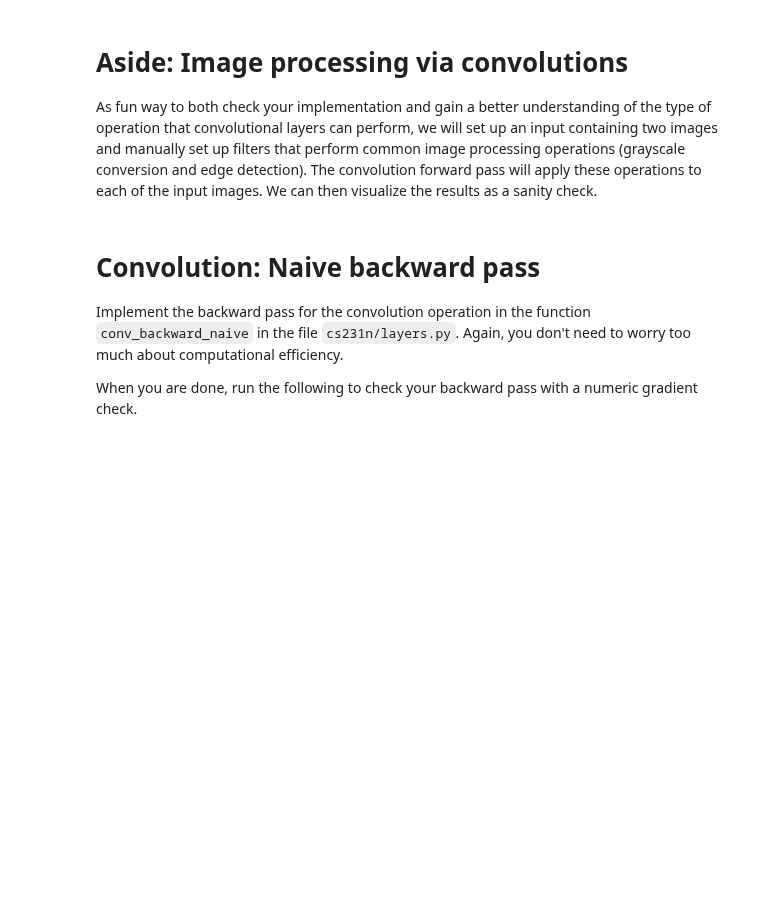
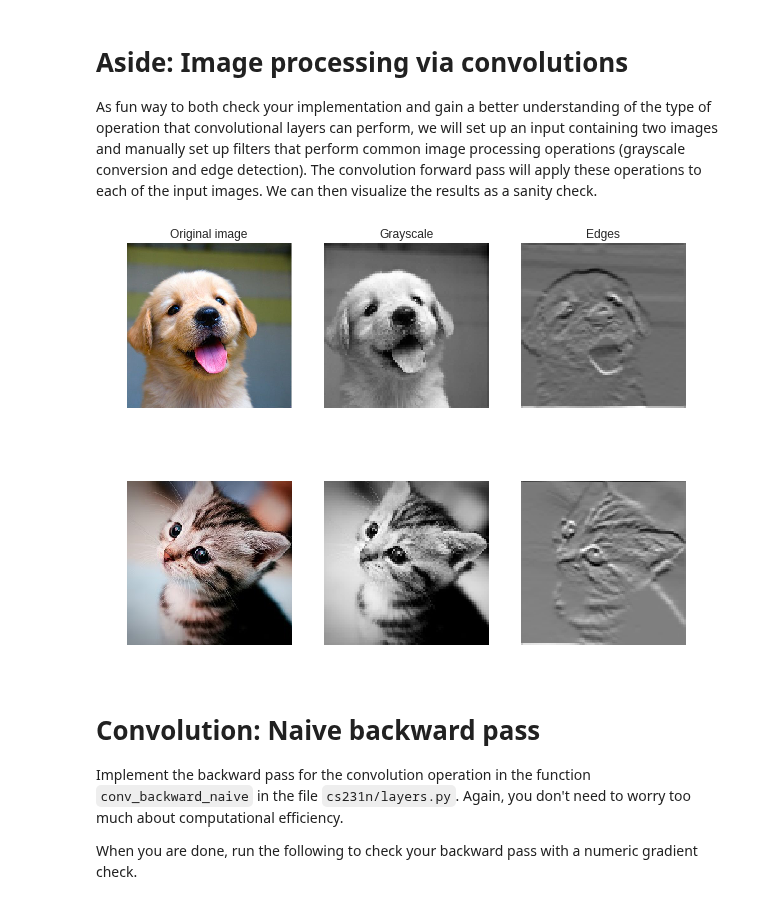
Before and after one commit to vassilybar/cs231n-2018, a Jupyter notebook: assignment_2/ConvolutionalNetworks.ipynb, the cells around one changed output. Drawn from its saved outputs; the diff is of its cells as text; code cells hidden in the pictures; blank space fills up the shorter version.

```diff
--- a/assignment_2/ConvolutionalNetworks.ipynb
+++ b/assignment_2/ConvolutionalNetworks.ipynb
@@ -88,7 +117,23 @@ def conv_forward_naive(x, w, b, conv_param):
     # TODO: Implement the convolutional forward pass.                         #
     # Hint: you can use the function np.pad for padding.                      #
     ###########################################################################
-    pass
+
+    stride, pad = conv_param['stride'], conv_param['pad']
+    N, H, W = x.shape[0], x.shape[2], x.shape[3]
+    F, HH, WW = w.shape[0], w.shape[2], w.shape[3]
+    H1 = int(1 + (H + 2 * pad - HH) / stride)
+    W1 = int(1 + (W + 2 * pad - WW) / stride)
+    out = np.zeros((N, F, H1, W1))
+
+    for im in range(N):
+      for filt in range(F):
+        for hght in range(H1):
+          for wdth in range(W1):
+            height = stride * hght
+            width = stride * wdth
+            x_pad = np.pad(x[im], mode='constant', pad_width=pad)
+            out[im, filt, hght, wdth] = np.sum(x_pad[1:-1, height:height+HH, width:width+WW] * w[filt, :, :, :]) + b[filt]
+
     ###########################################################################
     #                             END OF YOUR CODE                            #
     ###########################################################################
@@ -96,7 +141,7 @@ def conv_forward_naive(x, w, b, conv_param):
     return out, cache
 
 
-  def conv_backward_naive(dout, cache):
+def conv_backward_naive(dout, cache):
     """
     A naive implementation of the backward pass for a convolutional layer.
 
@@ -113,14 +158,16 @@ def conv_forward_naive(x, w, b, conv_param):
     ###########################################################################
     # TODO: Implement the convolutional backward pass.                        #
     ###########################################################################
-    pass
+
+    db = np.sum(dout, axis=(0,2,3))
+
     ###########################################################################
     #                             END OF YOUR CODE                            #
     ###########################################################################
     return dx, dw, db
 
 
-  def max_pool_forward_naive(x, pool_param):
+def max_pool_forward_naive(x, pool_param):
     """
     A naive implementation of the forward pass for a max-pooling layer.
 
@@ -201,17 +251,18 @@ print('difference: ', rel_error(out, correct_out))
 
 As fun way to both check your implementation and gain a better understanding of the type of operation that convolutional layers can perform, we will set up an input containing two images and manually set up filters that perform common image processing operations (grayscale conversion and edge detection). The convolution forward pass will apply these operations to each of the input images. We can then visualize the results as a sanity check.
 # %%
-from scipy.misc import imread, imresize
+from imageio import imread
+from skimage.transform import resize
 
 kitten, puppy = imread('jsckuf9kpcd2f0nlavxlku-k5my.jpeg'), imread('k0y5pfj8y1yq0hdm8fadvqed2f4.jpeg')
 # kitten is wide, and puppy is already square
 d = kitten.shape[1] - kitten.shape[0]
 kitten_cropped = kitten[:, d//2:-d//2, :]
 
-img_size = 200   # Make this smaller if it runs too slow
+img_size = 100   # Make this smaller if it runs too slow
 x = np.zeros((2, 3, img_size, img_size))
-x[0, :, :, :] = imresize(puppy, (img_size, img_size)).transpose((2, 0, 1))
-x[1, :, :, :] = imresize(kitten_cropped, (img_size, img_size)).transpose((2, 0, 1))
+x[0, :, :, :] = resize(puppy, (img_size, img_size)).transpose((2, 0, 1))
+x[1, :, :, :] = resize(kitten_cropped, (img_size, img_size)).transpose((2, 0, 1))
 
 # Set up a convolutional weights holding 2 filters, each 3x3
 w = np.zeros((2, 3, 3, 3))
@@ -232,33 +283,35 @@ b = np.array([0, 128])
 
 # Compute the result of convolving each input in x with each filter in w,
 # offsetting by b, and storing the results in out.
 out, _ = conv_forward_naive(x, w, b, {'stride': 1, 'pad': 1})
 
 def imshow_noax(img, normalize=True):
     """ Tiny helper to show images as uint8 and remove axis labels """
     if normalize:
         img_max, img_min = np.max(img), np.min(img)
         img = 255.0 * (img - img_min) / (img_max - img_min)
     plt.imshow(img.astype('uint8'))
     plt.gca().axis('off')
 
 # Show the original images and the results of the conv operation
 plt.subplot(2, 3, 1)
 imshow_noax(puppy, normalize=False)
 plt.title('Original image')
 plt.subplot(2, 3, 2)
 imshow_noax(out[0, 0])
 plt.title('Grayscale')
 plt.subplot(2, 3, 3)
 imshow_noax(out[0, 1])
 plt.title('Edges')
 plt.subplot(2, 3, 4)
 imshow_noax(kitten_cropped, normalize=False)
 plt.subplot(2, 3, 5)
 imshow_noax(out[1, 0])
 plt.subplot(2, 3, 6)
 imshow_noax(out[1, 1])
 plt.show()
+# %% [output]
+[figure, added]
 # %% [markdown]
 # Convolution: Naive backward pass
 Implement the backward pass for the convolution operation in the function `conv_backward_naive` in the file `cs231n/layers.py`. Again, you don't need to worry too much about computational efficiency.
```
Also changed, not shown: parts of 5 cells of this notebook.
